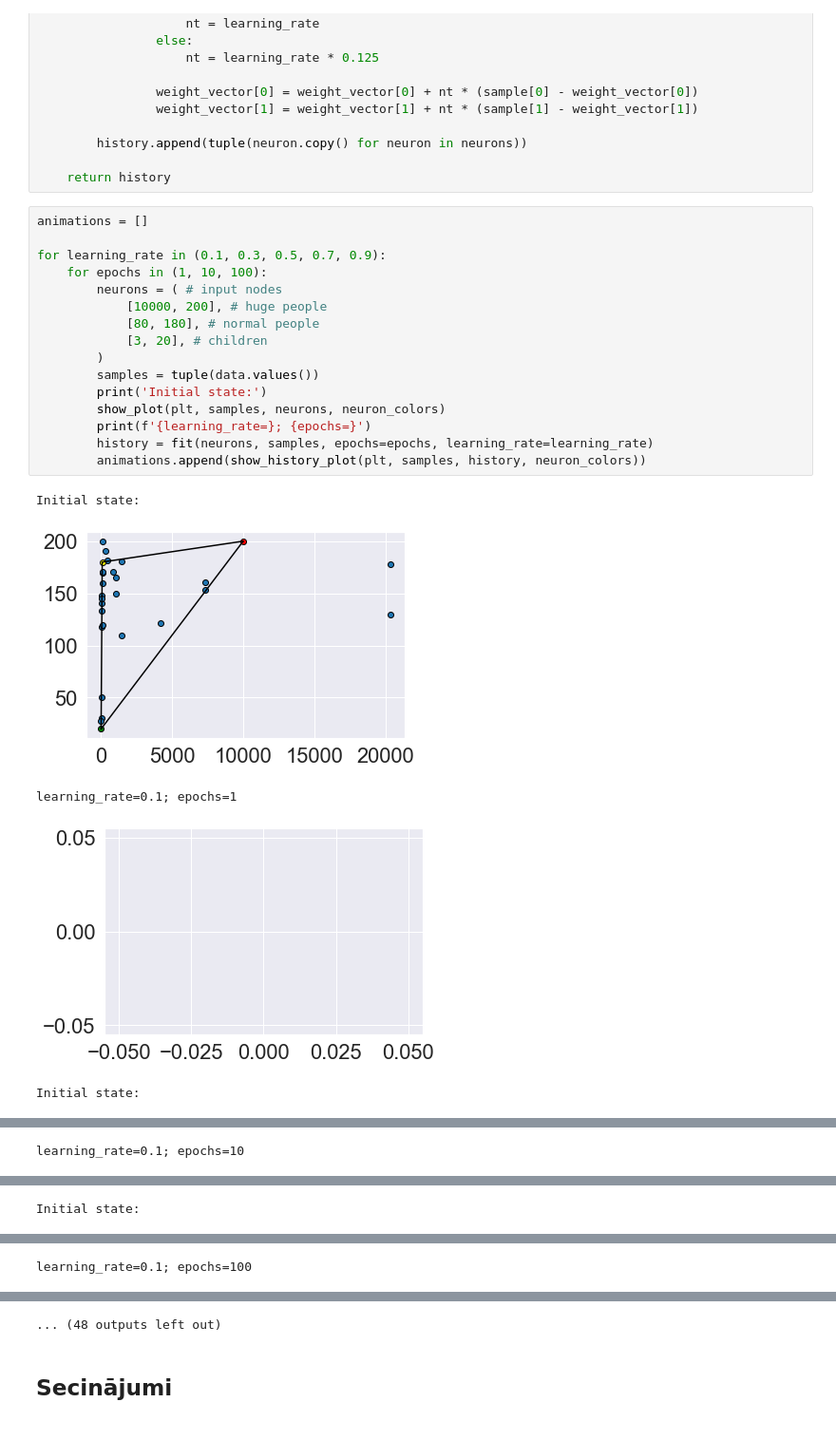
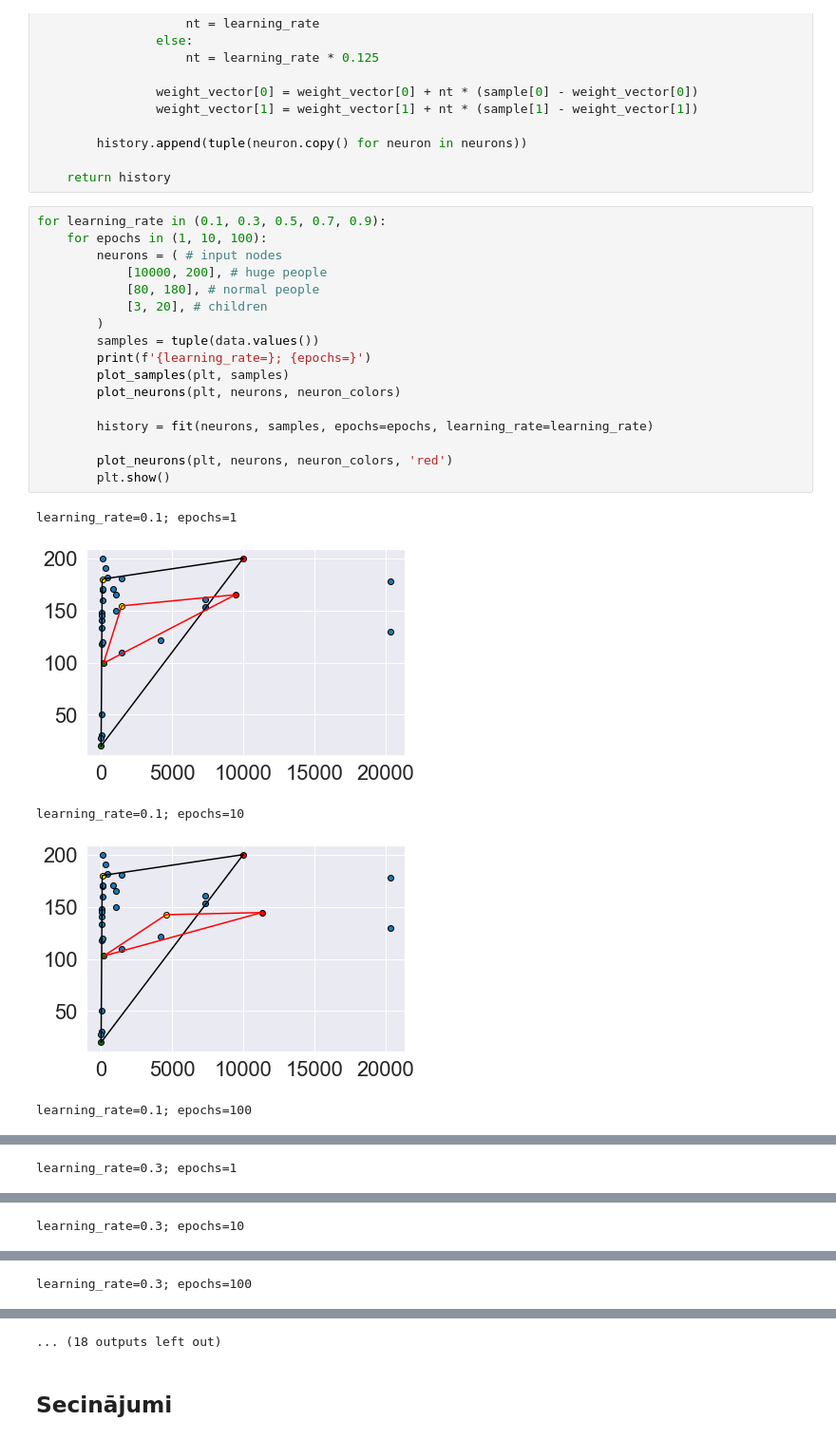
Before and after one commit to kamikaze/rtu-ai, a Jupyter notebook: homework03.ipynb, the cells around one changed output, grey strips where cells are left out. Shown at 95% size. Cells and saved outputs as stored; diff of their text form.

```diff
--- a/homework03.ipynb
+++ b/homework03.ipynb
@@ -167,24 +140,25 @@ def fit(neurons: tuple[list[float]], samples: tuple[list[float]], epochs: int, l
 
     return history
 # %%
-animations = []
-
 for learning_rate in (0.1, 0.3, 0.5, 0.7, 0.9):
     for epochs in (1, 10, 100):
         neurons = ( # input nodes
             [10000, 200], # huge people
             [80, 180], # normal people
             [3, 20], # children
         )
         samples = tuple(data.values())
-        print('Initial state:')
-        show_plot(plt, samples, neurons, neuron_colors)
         print(f'{learning_rate=}; {epochs=}')
+        plot_samples(plt, samples)
+        plot_neurons(plt, neurons, neuron_colors)
+
         history = fit(neurons, samples, epochs=epochs, learning_rate=learning_rate)
-        animations.append(show_history_plot(plt, samples, history, neuron_colors))
+
+        plot_neurons(plt, neurons, neuron_colors, 'red')
+        plt.show()
 # %% [output]
-Initial state:
+learning_rate=0.1; epochs=1
-[figure, old version]
+[figure, new version]
-learning_rate=0.1; epochs=1
+learning_rate=0.1; epochs=10
-[figure, old version]
+[figure, new version]
-Initial state:
+learning_rate=0.1; epochs=100
@@ -192 +166 @@ Initial state:
-learning_rate=0.1; epochs=10
+learning_rate=0.3; epochs=1
@@ -194 +168 @@ learning_rate=0.1; epochs=10
-Initial state:
+learning_rate=0.3; epochs=10
@@ -196 +170 @@ Initial state:
-learning_rate=0.1; epochs=100
+learning_rate=0.3; epochs=100
@@ -198,4 +172,4 @@ learning_rate=0.1; epochs=100
-... (48 outputs left out)
+... (18 outputs left out)
 # %% [markdown]
 ## Secinājumi
 # %% [markdown]
```
Also changed, not shown: parts of 2 cells of this notebook.
